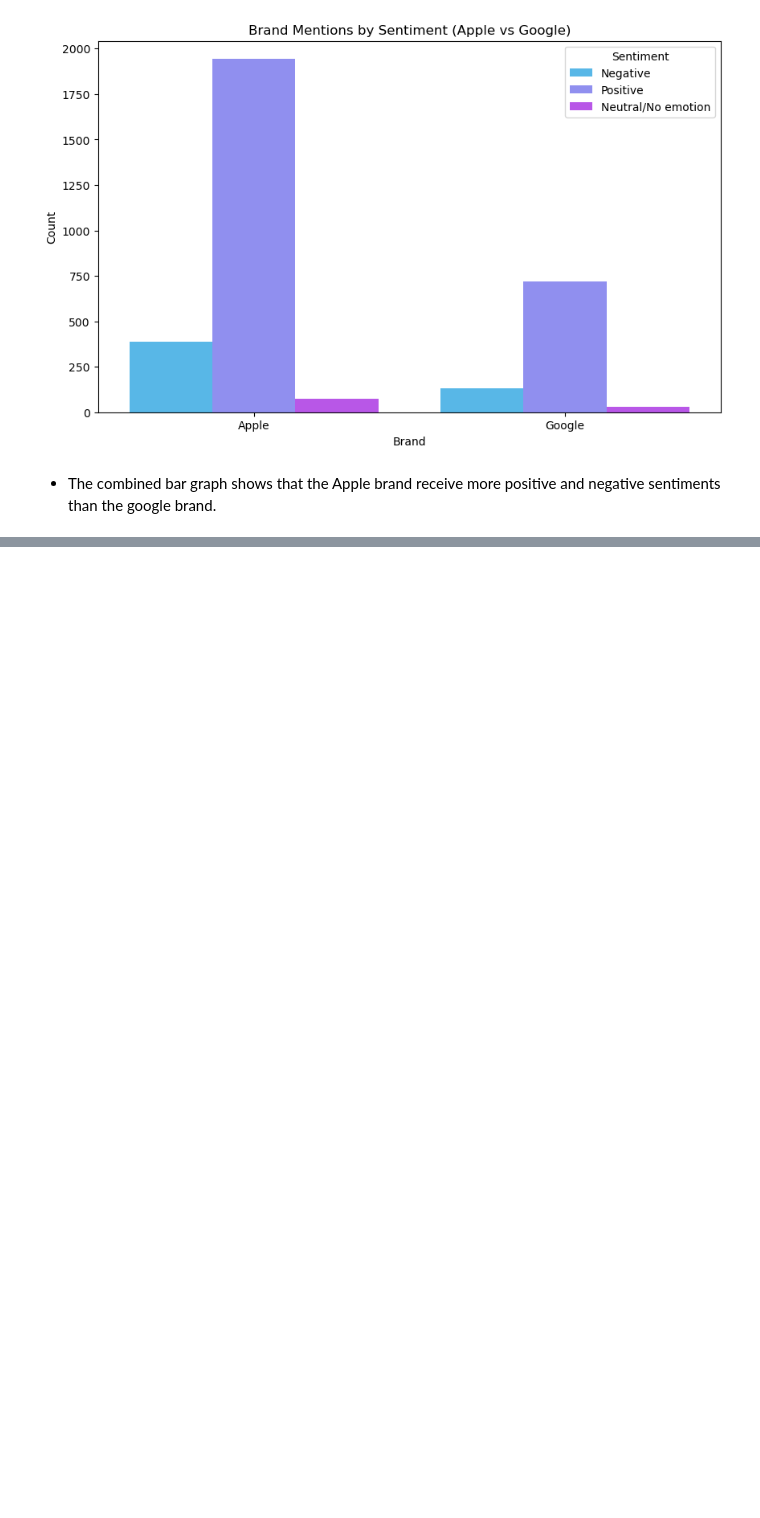
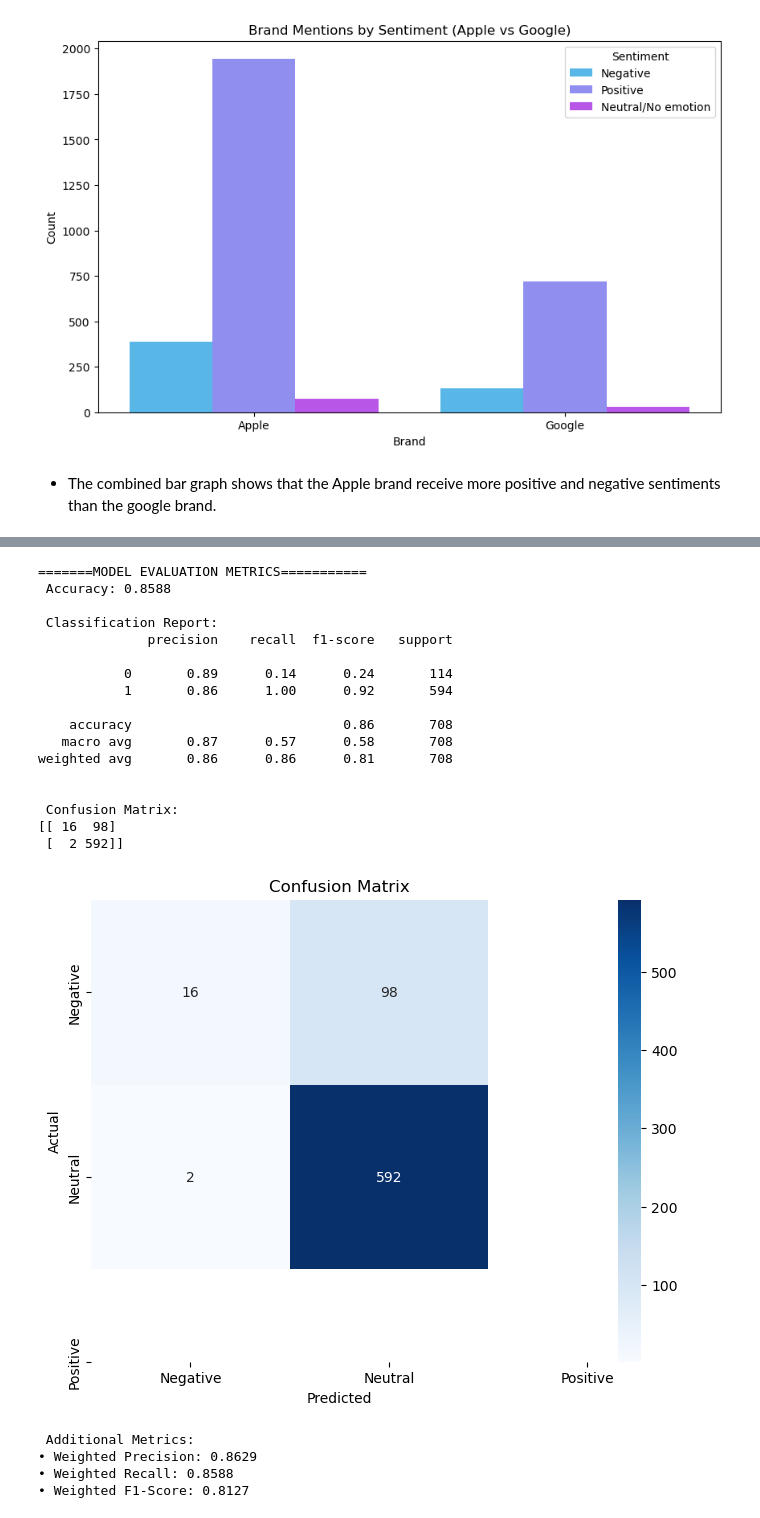
Before and after one commit to zippy345/Tweets_Group_8_project, a Jupyter notebook: Tweet_analysis.ipynb, the cells around one changed output, grey strips where cells are left out. Drawn from its saved outputs; the diff is of its cells as text; code cells hidden in the pictures; blank space fills up the shorter version.

```diff
--- a/Tweet_analysis.ipynb
+++ b/Tweet_analysis.ipynb
@@ -693,0 +710,14 @@ Example bigram features:
+# %%
+from sklearn.model_selection import train_test_split
+# Split the data
+X_train, X_test, y_train, y_test = train_test_split(
+    X_binary, y_binary,
+    random_state=1,
+    test_size=0.2,
+    stratify=y_binary
+)
+
+print(f"\nTraining set size: {X_train.shape[0]}")
+print(f"Testing set size: {X_test.shape[0]}")
+print(f"Training class distribution:\n{y_train.value_counts().sort_index()}")
+print(f"Testing class distribution:\n{y_test.value_counts().sort_index()}")
@@ -693,0 +785,4 @@ Example bigram features:
+# %%
+# import and instantiate a Multinomial Naive Bayes model
+from sklearn.naive_bayes import MultinomialNB
+nb = MultinomialNB()
@@ -693,0 +796,62 @@ Example bigram features:
+# %%
+from sklearn import metrics
+# Make predictions
+y_pred_class = nb.predict(X_tfidf_test_bigrams)
+y_pred_proba = nb.predict_proba(X_tfidf_test_bigrams)  # If your model supports probability
+
+print("=======MODEL EVALUATION METRICS===========")
+
+# 1. Accuracy
+accuracy = metrics.accuracy_score(y_test, y_pred_class)
+print(f" Accuracy: {accuracy:.4f}")
+print()
+
+# 2. Classification Report
+print(" Classification Report:")
+print(metrics.classification_report(y_test, y_pred_class))
+print()
+
+# 3. Confusion Matrix with Visualization
+class_names = ['Negative', 'Neutral', 'Positive']  # Update with your actual class names
+
+cm = metrics.confusion_matrix(y_test, y_pred_class)
+print(" Confusion Matrix:")
+print(cm)
+
+# Plot confusion matrix
+plt.figure(figsize=(8, 6))
+sns.heatmap(cm, annot=True, fmt='d', cmap='Blues',
+            xticklabels=class_names, yticklabels=class_names)
+plt.title('Confusion Matrix')
+plt.ylabel('Actual')
+plt.xlabel('Predicted')
+plt.show()
+
+# 4. Additional Metrics
+print("\n Additional Metrics:")
+print(f"• Weighted Precision: {metrics.precision_score(y_test, y_pred_class, average='weighted'):.4f}")
+print(f"• Weighted Recall: {metrics.recall_score(y_test, y_pred_class, average='weighted'):.4f}")
+print(f"• Weighted F1-Score: {metrics.f1_score(y_test, y_pred_class, average='weighted'):.4f}")
+# %% [output]
+=======MODEL EVALUATION METRICS===========
+ Accuracy: 0.8588
+
+ Classification Report:
+              precision    recall  f1-score   support
+
+           0       0.89      0.14      0.24       114
+           1       0.86      1.00      0.92       594
+
+    accuracy                           0.86       708
+   macro avg       0.87      0.57      0.58       708
+weighted avg       0.86      0.86      0.81       708
+
+
+ Confusion Matrix:
+[[ 16  98]
+ [  2 592]]
+[figure, added]
+ Additional Metrics:
+• Weighted Precision: 0.8629
+• Weighted Recall: 0.8588
+• Weighted F1-Score: 0.8127
```
Also changed, not shown: parts of 49 cells of this notebook.
